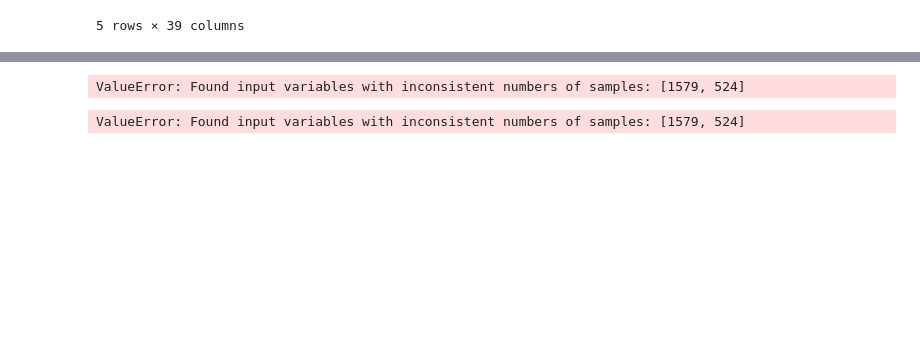
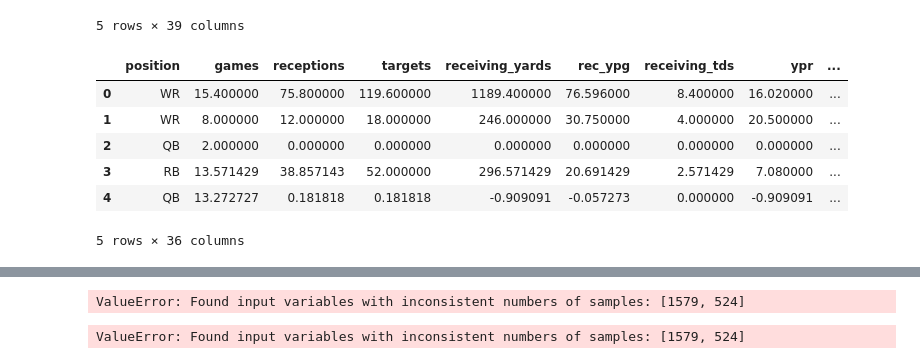
Before and after one commit to nmrodio/NFL_Fantasy_Football, a Jupyter notebook: nfl_fantasy_football_model.ipynb, the cells around one changed output, grey strips where cells are left out. Drawn from its saved outputs; the diff is of its cells as text; code cells hidden in the pictures; blank space fills up the shorter version.

```diff
--- a/nfl_fantasy_football_model.ipynb
+++ b/nfl_fantasy_football_model.ipynb
@@ -114,5 +120,16 @@ prediction_data.head()
 | 3 | Aaron Jones | GB | RB | 13.571429 | 38.857143 | 52.000000 | 296.571429 | 20.691429 | 2.571429 | ... |
 | 4 | Aaron Rodgers | NYJ | QB | 13.272727 | 0.181818 | 0.181818 | -0.909091 | -0.057273 | 0.000000 | ... |
 5 rows × 39 columns
+# %%
+prediction_data_cleaned = prediction_data.drop(columns = ['name', 'team', 'stadium_name'])
+prediction_data_cleaned.head()
+# %% [output]
+|  | position | games | receptions | targets | receiving_yards | rec_ypg | receiving_tds | ypr | ... |
+| 0 | WR | 15.400000 | 75.800000 | 119.600000 | 1189.400000 | 76.596000 | 8.400000 | 16.020000 | ... |
+| 1 | WR | 8.000000 | 12.000000 | 18.000000 | 246.000000 | 30.750000 | 4.000000 | 20.500000 | ... |
+| 2 | QB | 2.000000 | 0.000000 | 0.000000 | 0.000000 | 0.000000 | 0.000000 | 0.000000 | ... |
+| 3 | RB | 13.571429 | 38.857143 | 52.000000 | 296.571429 | 20.691429 | 2.571429 | 7.080000 | ... |
+| 4 | QB | 13.272727 | 0.181818 | 0.181818 | -0.909091 | -0.057273 | 0.000000 | -0.909091 | ... |
+5 rows × 36 columns
 # %%
 # Encoding categorical columns for model
```
Also changed, not shown: parts of 14 cells of this notebook.
